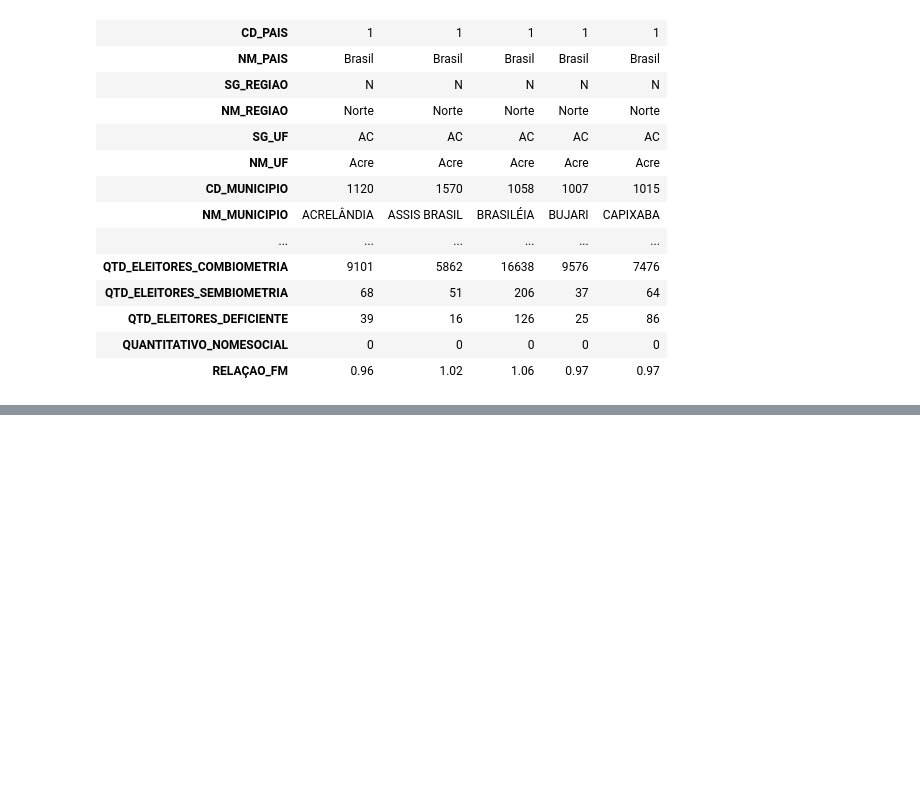
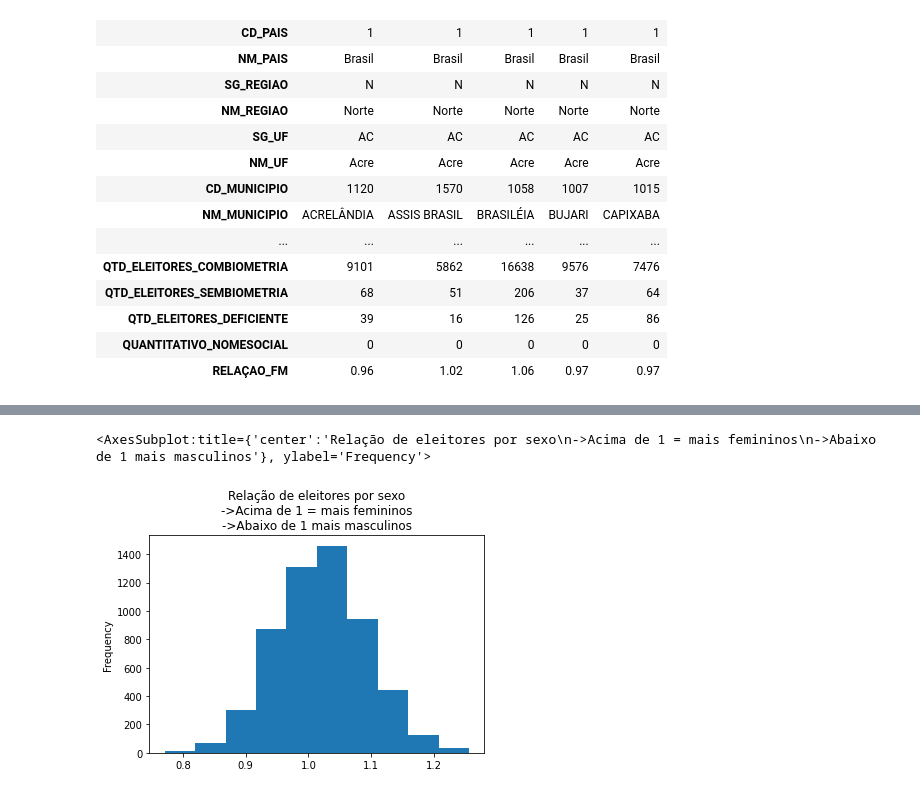
Before and after one commit to kauebr/Eleitorais, a Jupyter notebook: Eleitorado Município 2020/Eleitores_Municipios.ipynb, the cells around one changed output, grey strips where cells are left out. Saved outputs shown, nothing was run; the diff lists cells and outputs as text; code cells hidden in the pictures; blank space fills up the shorter version.

```diff
--- a/Eleitorado Município 2020/Eleitores_Municipios.ipynb
+++ b/Eleitorado Município 2020/Eleitores_Municipios.ipynb
@@ -282,3 +284,9 @@ df.nsmallest(10, 'RELAÇAO_FM').T
 | QTD_ELEITORES_DEFICIENTE | 3 | 18 | 2 | 3 | 14 | 57 | 145 | 10 | 3 | 13 |
 | QUANTITATIVO_NOMESOCIAL | 0 | 0 | 0 | 0 | 0 | 0 | 1 | 0 | 0 | 1 |
 | RELAÇAO_FM | 0.77 | 0.78 | 0.79 | 0.8 | 0.81 | 0.81 | 0.81 | 0.81 | 0.81 | 0.82 |
+# %%
+#   Plotando um gráfio de distribuição da relação f/m6
+df['RELAÇAO_FM'].plot.hist(title='Relação de eleitores por sexo\n->Acima de 1 = mais femininos\n->Abaixo de 1 mais masculinos')
+# %% [output]
+<AxesSubplot:title={'center':'Relação de eleitores por sexo\n->Acima de 1 = mais femininos\n->Abaixo de 1 mais masculinos'}, ylabel='Frequency'>
+[figure, added]
```
Also changed, not shown: parts of 5 cells of this notebook.
